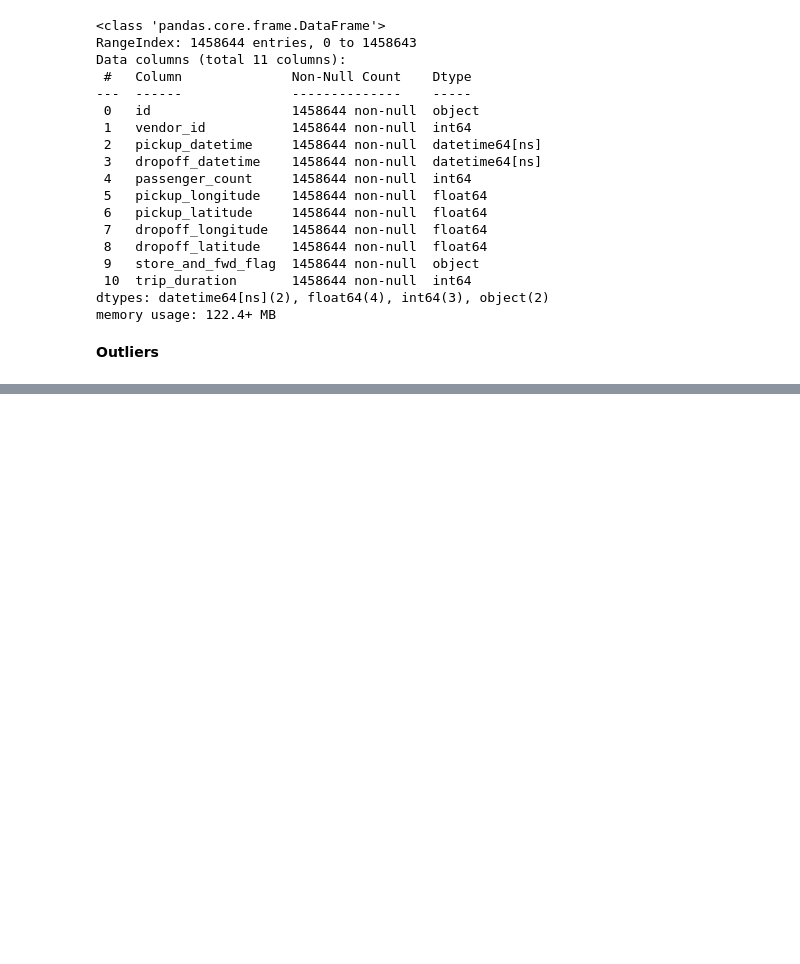
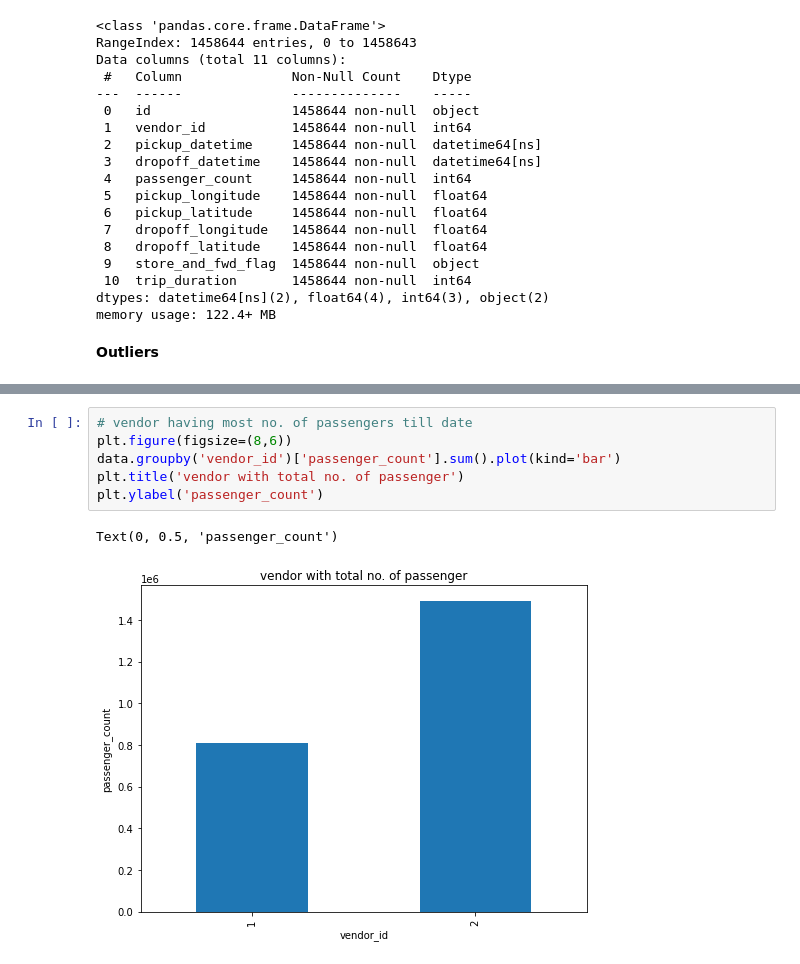
Before and after one commit to ajayn3300/NYC-_Taxi_Trip_Time-Prediction---Regression, a Jupyter notebook: NYC_Taxi_Trip_Time_Prediction_Capstone_Project.ipynb, the cells around one changed output, grey strips where cells are left out. Saved outputs shown, nothing was run; the diff lists cells and outputs as text; blank space fills up the shorter version.

```diff
--- a/NYC_Taxi_Trip_Time_Prediction_Capstone_Project.ipynb
+++ b/NYC_Taxi_Trip_Time_Prediction_Capstone_Project.ipynb
@@ -173,0 +238,9 @@ for i,j in enumerate(data.describe().columns):
+# %%
+# vendor having most no. of passengers till date
+plt.figure(figsize=(8,6))
+data.groupby('vendor_id')['passenger_count'].sum().plot(kind='bar')
+plt.title('vendor with total no. of passenger')
+plt.ylabel('passenger_count')
+# %% [output]
+Text(0, 0.5, 'passenger_count')
+[figure, added]
```
Also changed, not shown: parts of 13 cells of this notebook.
